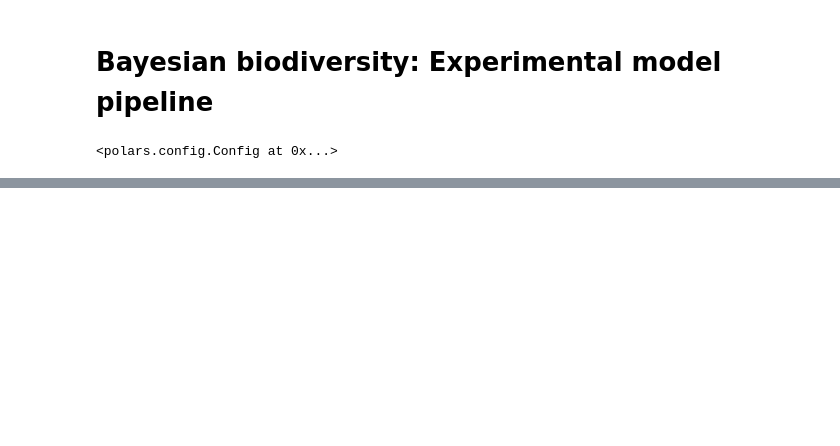
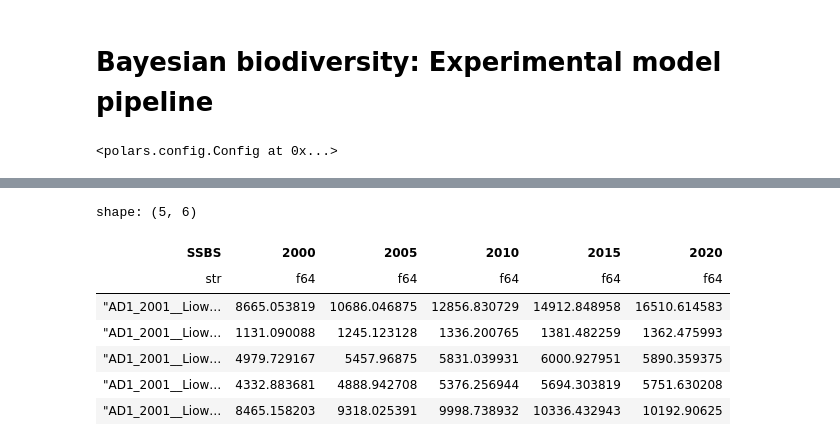
Before and after one commit to j-nystrom/biodiversity-impacts, a Jupyter notebook: notebooks/model_pipeline.ipynb, the cells around one changed output, grey strips where cells are left out. Cells and saved outputs as stored; diff of their text form; code cells hidden in the pictures; blank space fills up the shorter version.

```diff
--- a/notebooks/model_pipeline.ipynb
+++ b/notebooks/model_pipeline.ipynb
@@ -21,0 +148,11 @@ df_predicts = pl.read_csv("../../data/PREDICTS/merged_data.csv")
+# %%
+df_pop_1km.head()
+# %% [output]
+shape: (5, 6)
+| SSBS | 2000 | 2005 | 2010 | 2015 | 2020 |
+| str | f64 | f64 | f64 | f64 | f64 |
+| "AD1_2001__Liow… | 8665.053819 | 10686.046875 | 12856.830729 | 14912.848958 | 16510.614583 |
+| "AD1_2001__Liow… | 1131.090088 | 1245.123128 | 1336.200765 | 1381.482259 | 1362.475993 |
+| "AD1_2001__Liow… | 4979.729167 | 5457.96875 | 5831.039931 | 6000.927951 | 5890.359375 |
+| "AD1_2001__Liow… | 4332.883681 | 4888.942708 | 5376.256944 | 5694.303819 | 5751.630208 |
+| "AD1_2001__Liow… | 8465.158203 | 9318.025391 | 9998.738932 | 10336.432943 | 10192.90625 |
```
Also changed, not shown: parts of 27 cells of this notebook.
